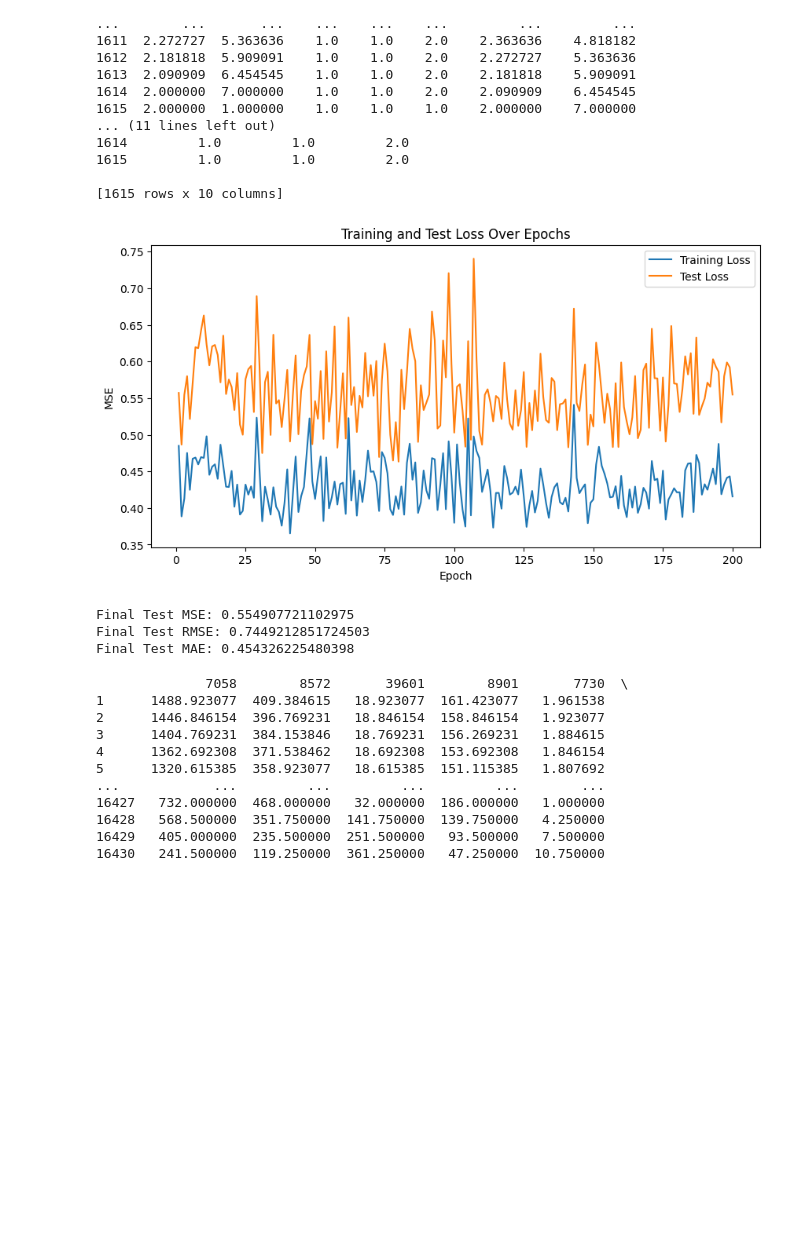
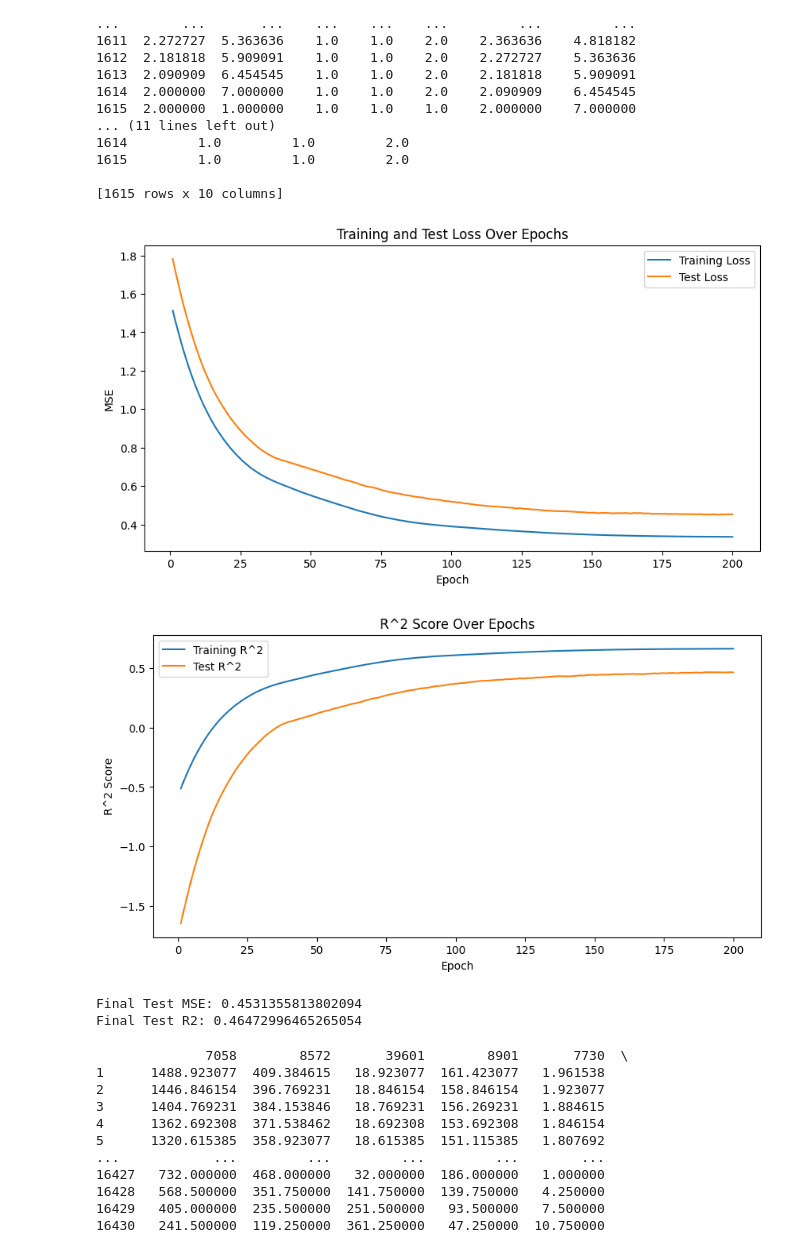
Before and after one commit to ANCP2021/ML-on-Graphs-Project, a Jupyter notebook: Models/Neural_Networks/Baseline_Feedforward_Neural_Network.ipynb, the cells around one changed output. Cells and saved outputs as stored; diff of their text form; code cells hidden in the pictures; blank space fills up the shorter version.

Commit message:
implemented r-squared scores for FNN models

```diff
--- a/Models/Neural_Networks/Baseline_Feedforward_Neural_Network.ipynb
+++ b/Models/Neural_Networks/Baseline_Feedforward_Neural_Network.ipynb
@@ -50,7 +50,7 @@ scaler = StandardScaler()
 y_train = scaler.fit_transform(y_train)
 y_test = scaler.transform(y_test)
 # %%
-model = MLPRegressor(hidden_layer_sizes=(5,), activation='relu', solver='adam')
+model = MLPRegressor(hidden_layer_sizes=(5,), activation='relu', solver='adam', max_iter=1, warm_start=True)
 # %%
 epochs = 200
 train_losses = []
@@ -148,55 +157,64 @@ scaler = StandardScaler()
 y_train = scaler.fit_transform(y_train)
 y_test = scaler.transform(y_test)
 # %%
-model = MLPRegressor(hidden_layer_sizes=(5,), activation='relu', solver='adam')
+model = MLPRegressor(hidden_layer_sizes=(5,), activation='relu', solver='adam', max_iter=1, warm_start=True)
 # %%
 epochs = 200
 train_losses = []
 test_losses = []
 
-rmse_test = 0
-mae_test = 0
+train_r2_scores = []
+test_r2_scores = []
+
 
 for epoch in range(epochs):
     model.fit(x_train, y_train)
 
     # Predict on training and testing set
     y_train_pred = model.predict(x_train)
     y_test_pred = model.predict(x_test)
 
     # Calculate MSE for both training and testing sets
     train_mse = mean_squared_error(y_train, y_train_pred)
     test_mse = mean_squared_error(y_test, y_test_pred)
 
+    train_r2 = r2_score(y_train, y_train_pred)
+    test_r2 = r2_score(y_test, y_test_pred)
+
     train_losses.append(train_mse)
     test_losses.append(test_mse)
-
-    # print(f'Epoch {epoch+1}/{epochs}, Training MSE: {train_mse:.4f}, Test MSE: {test_mse:.4f}')
-
-    mae_test = mean_absolute_error(y_test, y_test_pred)
-    rmse_test = np.sqrt(test_mse)
-
+    train_r2_scores.append(train_r2)
+    test_r2_scores.append(test_r2)
 
 # Plotting training and testing loss over epochs
 plt.figure(figsize=(10, 5))
 plt.plot(range(1, epochs+1), train_losses, label='Training Loss')
 plt.plot(range(1, epochs+1), test_losses, label='Test Loss')
 plt.xlabel('Epoch')
 plt.ylabel('MSE')
 plt.title('Training and Test Loss Over Epochs')
 plt.legend()
 plt.show()
 
+plt.figure(figsize=(10, 5))
+plt.plot(range(1, epochs+1), train_r2_scores, label='Training R^2')
+plt.plot(range(1, epochs+1), test_r2_scores, label='Test R^2')
+plt.title('R^2 Score Over Epochs')
+plt.xlabel('Epoch')
+plt.ylabel('R^2 Score')
+plt.legend()
+plt.show()
+
 # Final evaluation
 final_mse_test = test_losses[-1]
+final_r2_test= test_r2_scores[-1]
 print(f'Final Test MSE: {final_mse_test}')
-print(f'Final Test RMSE: {rmse_test}')
-print(f'Final Test MAE: {mae_test}')
+print(f'Final Test R2: {final_r2_test}')
 # %% [output]
-[figure, old version]
+[figure, new version]
+[figure, added]
-Final Test MSE: 0.554907721102975
-Final Test RMSE: 0.7449212851724503
-Final Test MAE: 0.454326225480398
+Final Test MSE: 0.4531355813802094
+Final Test R2: 0.46472996465265054
 # %%
 df = pd.read_csv('../../Datasets/study_213/top_5_213_linear.csv', usecols=['7058', '8572', '39601', '8901', '7730'])
 """
```
Also changed, not shown: parts of 4 cells of this notebook, 1 other file.
